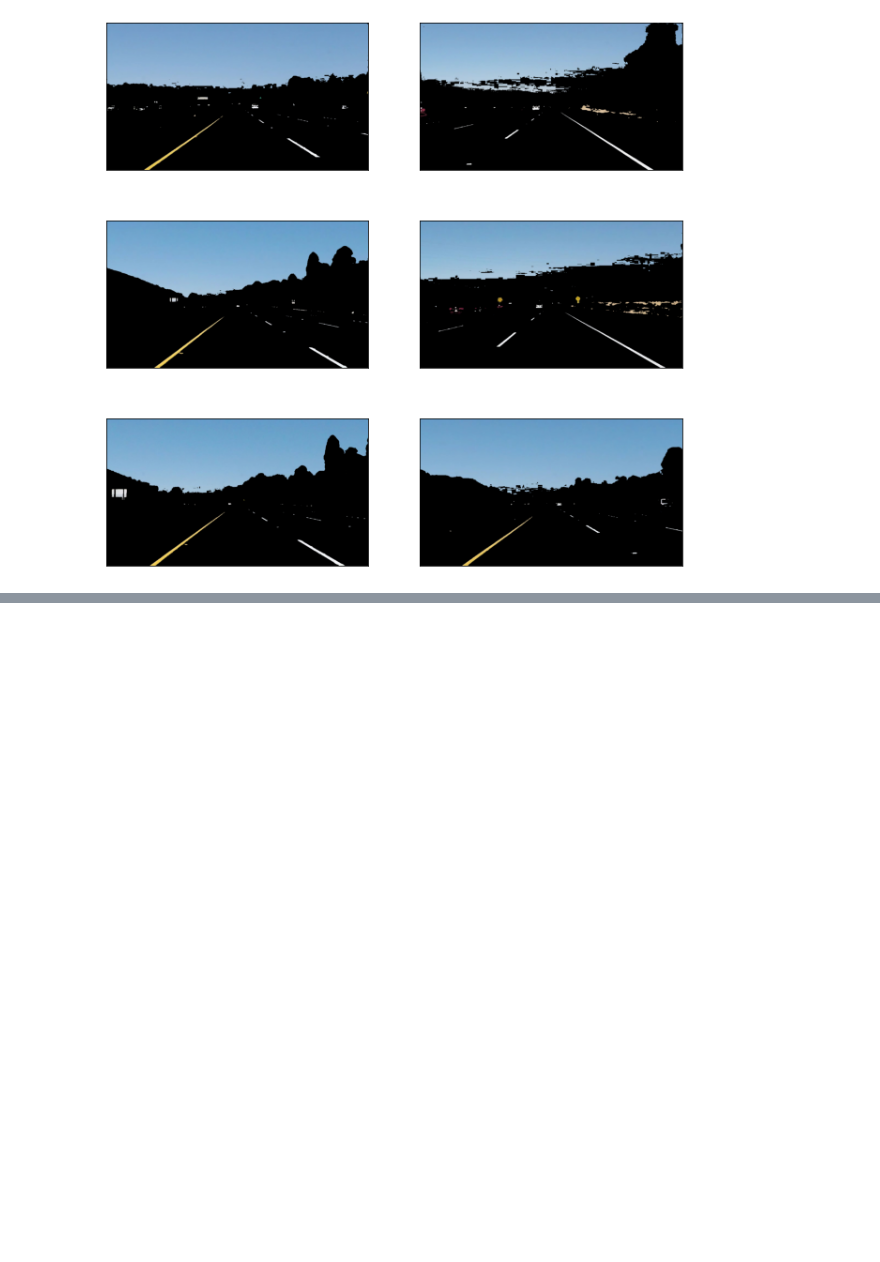
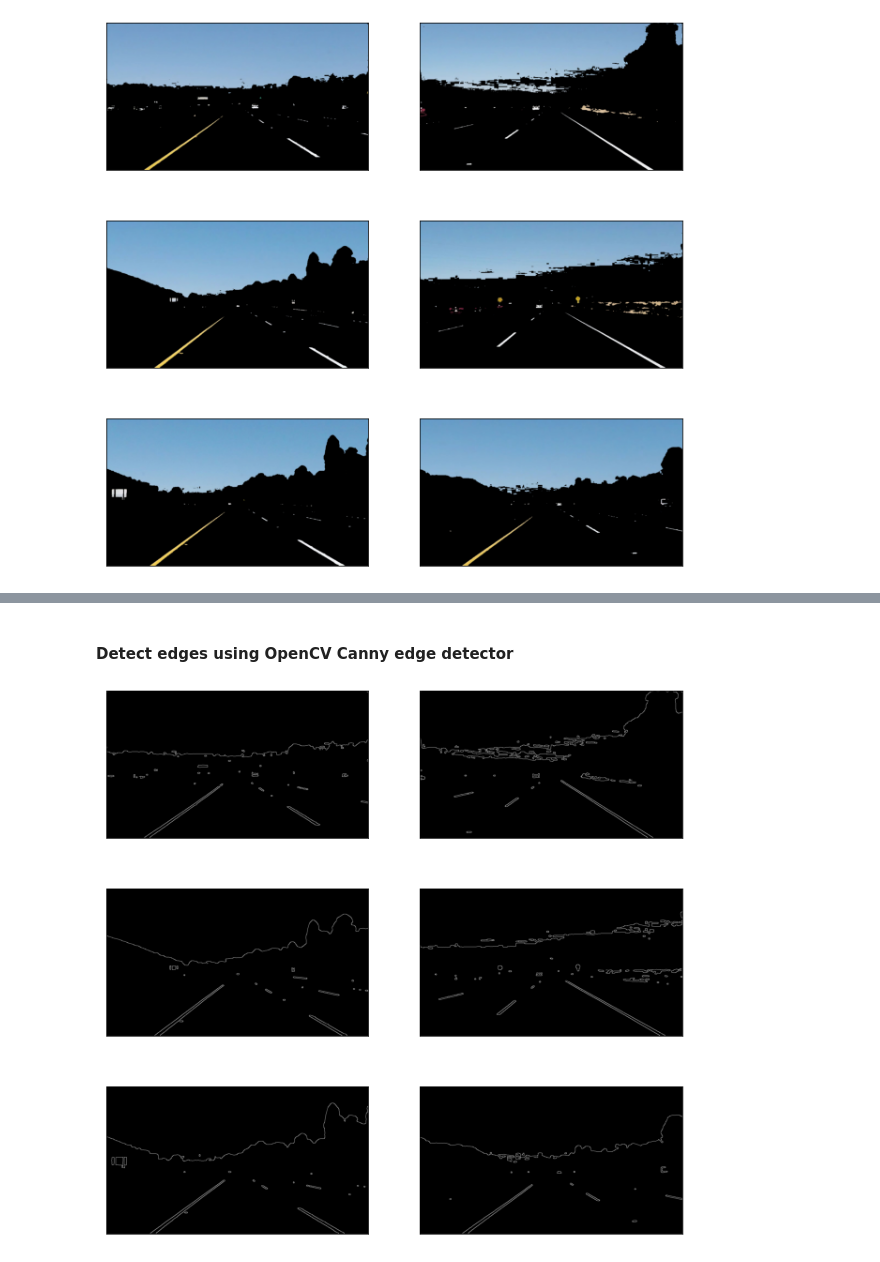
Before and after one commit to snandasena/finding-lane-lines-on-the-road, a Jupyter notebook: Finding_Lane_Lines_on_the_Road.ipynb, the cells around one changed output, grey strips where cells are left out. Drawn from its saved outputs; the diff is of its cells as text; code cells hidden in the pictures; blank space fills up the shorter version.

```diff
--- a/Finding_Lane_Lines_on_the_Road.ipynb
+++ b/Finding_Lane_Lines_on_the_Road.ipynb
@@ -103,0 +140,17 @@ show_images(w_y_images)
+# %% [markdown]
+#### Detect edges using OpenCV Canny edge detector
+# %%
+def detect_edges(img, low_threshold = 50, high_threshold=150):
+    """
+
+    :param img:
+    :param low_threshold:
+    :param high_threshold:
+    :return:
+    """
+    return cv2.Canny(img,low_threshold, high_threshold)
+
+edge_detected_images = list(map(lambda img: detect_edges(img), blurred_images))
+show_images(edge_detected_images)
+# %% [output]
+[figure, added]
```
Also changed, not shown: parts of 9 cells of this notebook.
